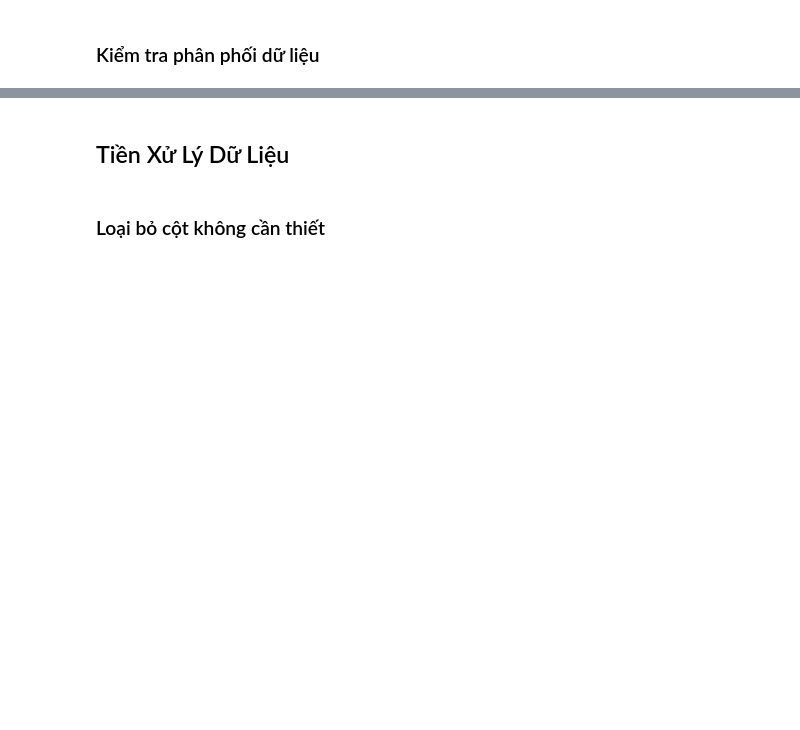
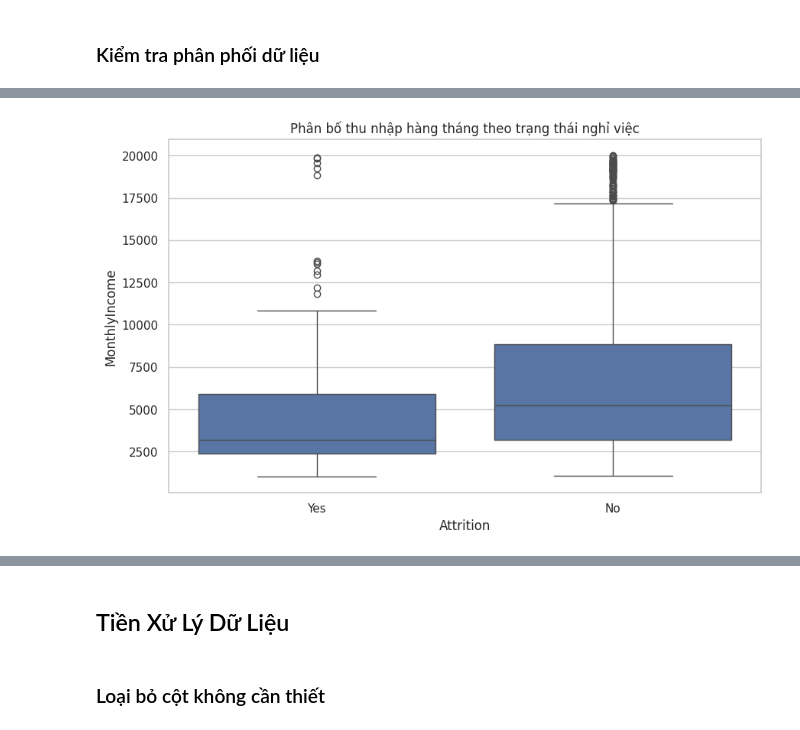
Before and after one commit to hei1sme/MAI391_FINAL_PROJECT, a Jupyter notebook: MAI391_SE194127_project.ipynb, the cells around one changed output, grey strips where cells are left out. Cells and saved outputs as stored; diff of their text form; code cells hidden in the pictures; blank space fills up the shorter version.

```diff
--- a/MAI391_SE194127_project.ipynb
+++ b/MAI391_SE194127_project.ipynb
@@ -129 +140,9 @@ plt.show()
+# %%
+# Phân tích thu nhập hàng tháng theo Attrition
+plt.figure(figsize=(10, 6))
+sns.boxplot(x='Attrition', y='MonthlyIncome', data=df)
+plt.title('Phân bố thu nhập hàng tháng theo trạng thái nghỉ việc')
+plt.show()
+# %% [output]
+[figure, added]
 # %%
```
Also changed, not shown: parts of 35 cells of this notebook.
